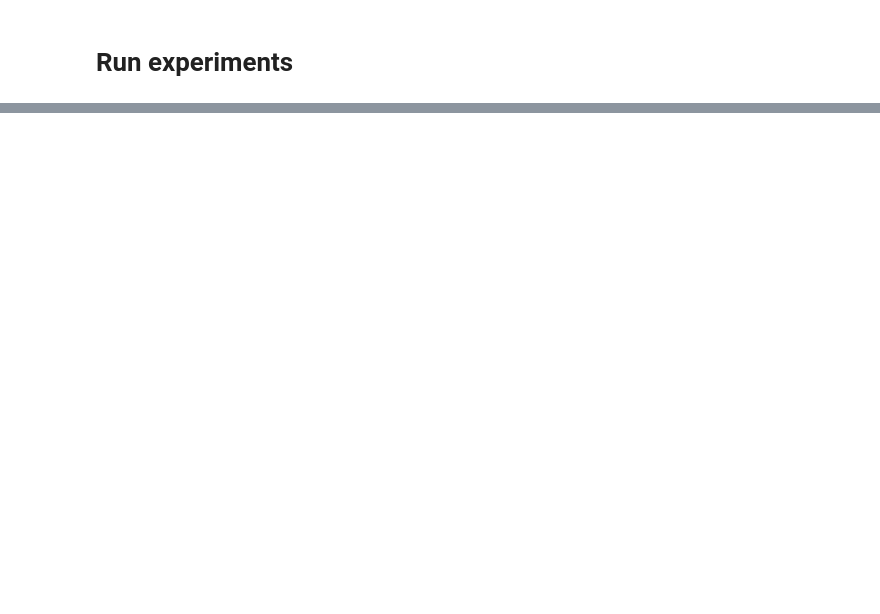
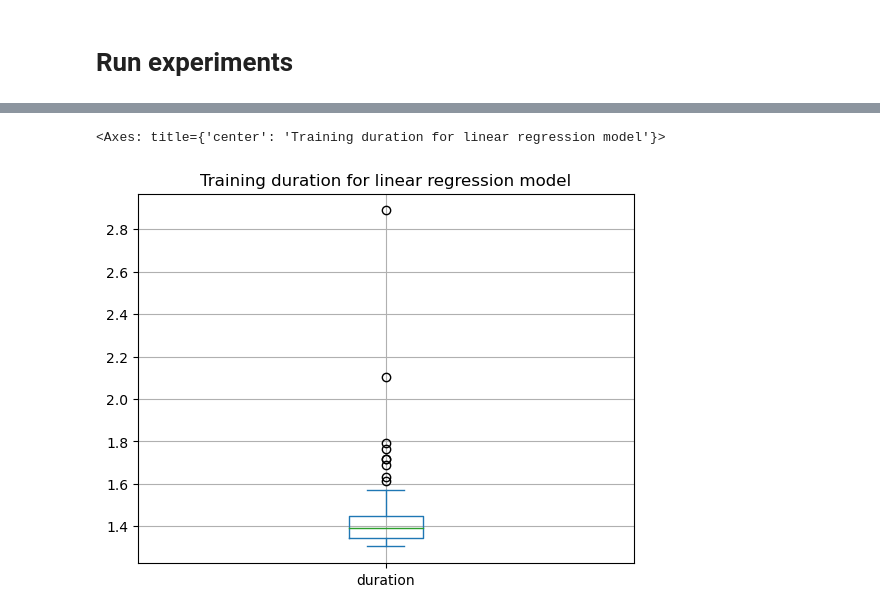
Before and after one commit to hahmed17/grafana_ml_modeling, a Jupyter notebook: banditware-ai-workflow/baseline-regression-recommender.ipynb, the cells around one changed output, grey strips where cells are left out. Drawn from its saved outputs; the diff is of its cells as text; code cells hidden in the pictures; blank space fills up the shorter version.

```diff
--- a/banditware-ai-workflow/baseline-regression-recommender.ipynb
+++ b/banditware-ai-workflow/baseline-regression-recommender.ipynb
@@ -328,0 +320,5 @@ df_runs.describe()
+# %%
+df_runs['duration'].plot(kind='box', title='Training duration for linear regression model', grid=True)
+# %% [output]
+<Axes: title={'center': 'Training duration for linear regression model'}>
+[figure, added]
```
Also changed, not shown: parts of 14 cells of this notebook, 1 other file.
